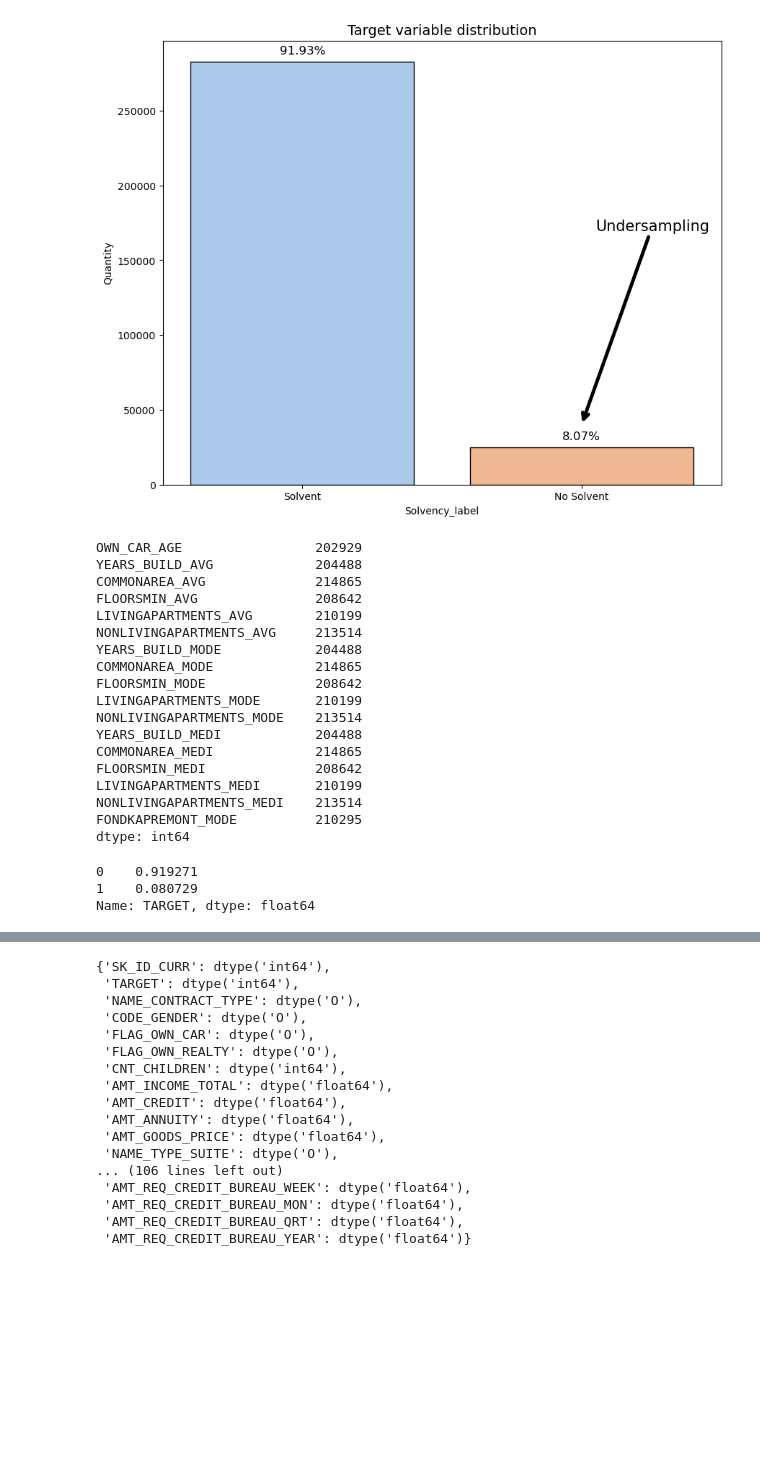
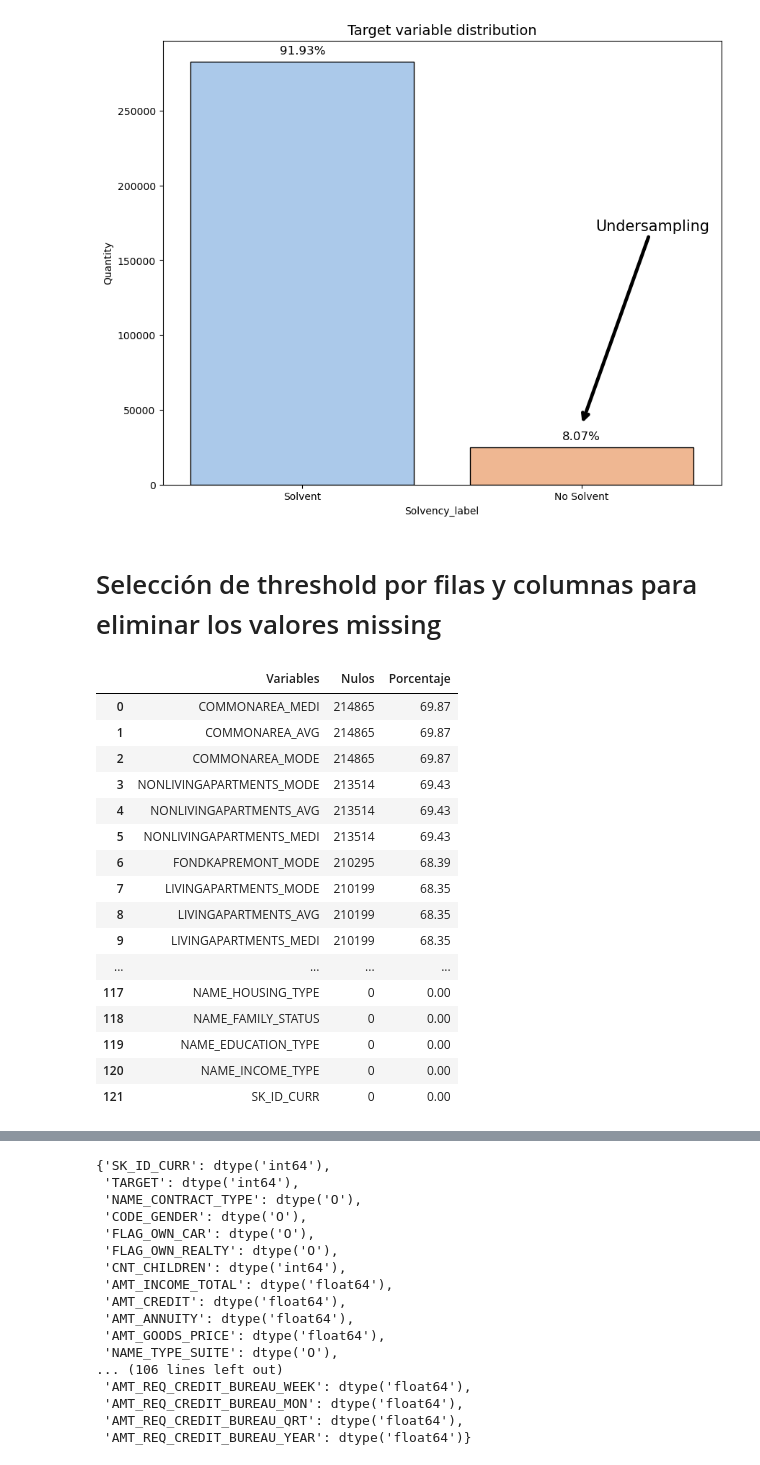
Before and after one commit to josee2202/practica1_EDA, a Jupyter notebook: Inicio.ipynb, the cells around one changed output, grey strips where cells are left out. Drawn from its saved outputs; the diff is of its cells as text; code cells hidden in the pictures; blank space fills up the shorter version.

```diff
--- a/Inicio.ipynb
+++ b/Inicio.ipynb
@@ -110,33 +110,28 @@ for i, value in enumerate(df_target_distribution.Quantity): ## con enumerate() i
 plt.show()
 # %% [output]
 [figure]
-# %%
-valores_faltantes = df_.isnull().sum()
-valores_faltantes = valores_faltantes[valores_faltantes > 200000]
-print(valores_faltantes)
-# %% [output]
-OWN_CAR_AGE                 202929
-YEARS_BUILD_AVG             204488
-COMMONAREA_AVG              214865
-FLOORSMIN_AVG               208642
-LIVINGAPARTMENTS_AVG        210199
-NONLIVINGAPARTMENTS_AVG     213514
-YEARS_BUILD_MODE            204488
-COMMONAREA_MODE             214865
-FLOORSMIN_MODE              208642
-LIVINGAPARTMENTS_MODE       210199
-NONLIVINGAPARTMENTS_MODE    213514
-YEARS_BUILD_MEDI            204488
-COMMONAREA_MEDI             214865
-FLOORSMIN_MEDI              208642
-LIVINGAPARTMENTS_MEDI       210199
-NONLIVINGAPARTMENTS_MEDI    213514
-FONDKAPREMONT_MODE          210295
-dtype: int64
-# %%
-### Por los resultados, la distribución está sesgada
-pd_loan['TARGET'].value_counts() / pd_loan.shape[0]
-# %% [output]
-0    0.919271
-1    0.080729
-Name: TARGET, dtype: float64
+# %% [markdown]
+# Selección de threshold por filas y columnas para eliminar los valores missing
+# %%
+### Analizamos las cantidad de valores nulos por columna
+df_nulos_col = df_loan_apli.isnull().sum().to_frame('Nulos').sort_values(by='Nulos', ascending=False).reset_index(names='Variables')
+df_nulos_col['Porcentaje'] = (df_nulos_col['Nulos'] * 100 / df_loan_apli.shape[0]).round(2)
+df_nulos_col
+# %% [output]
+|  | Variables | Nulos | Porcentaje |
+| 0 | COMMONAREA_MEDI | 214865 | 69.87 |
+| 1 | COMMONAREA_AVG | 214865 | 69.87 |
+| 2 | COMMONAREA_MODE | 214865 | 69.87 |
+| 3 | NONLIVINGAPARTMENTS_MODE | 213514 | 69.43 |
+| 4 | NONLIVINGAPARTMENTS_AVG | 213514 | 69.43 |
+| 5 | NONLIVINGAPARTMENTS_MEDI | 213514 | 69.43 |
+| 6 | FONDKAPREMONT_MODE | 210295 | 68.39 |
+| 7 | LIVINGAPARTMENTS_MODE | 210199 | 68.35 |
+| 8 | LIVINGAPARTMENTS_AVG | 210199 | 68.35 |
+| 9 | LIVINGAPARTMENTS_MEDI | 210199 | 68.35 |
+| ... | ... | ... | ... |
+| 117 | NAME_HOUSING_TYPE | 0 | 0.00 |
+| 118 | NAME_FAMILY_STATUS | 0 | 0.00 |
+| 119 | NAME_EDUCATION_TYPE | 0 | 0.00 |
+| 120 | NAME_INCOME_TYPE | 0 | 0.00 |
+| 121 | SK_ID_CURR | 0 | 0.00 |
```
Also changed, not shown: parts of 5 cells of this notebook, 1 other file.
